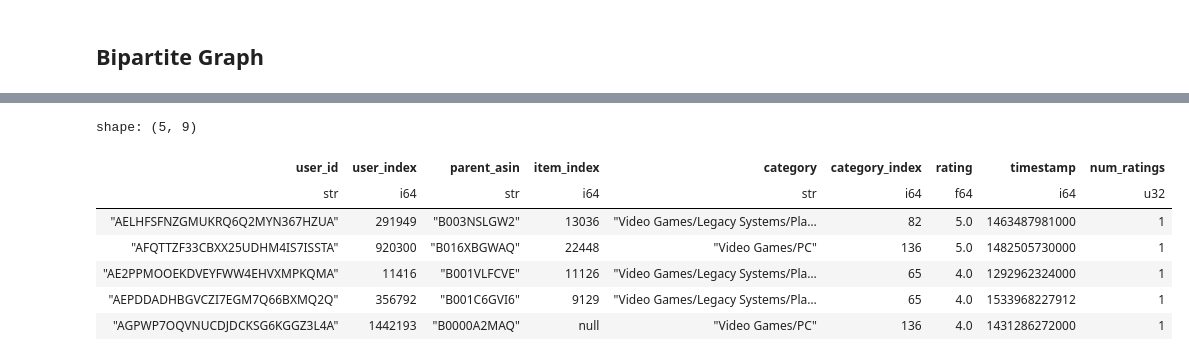
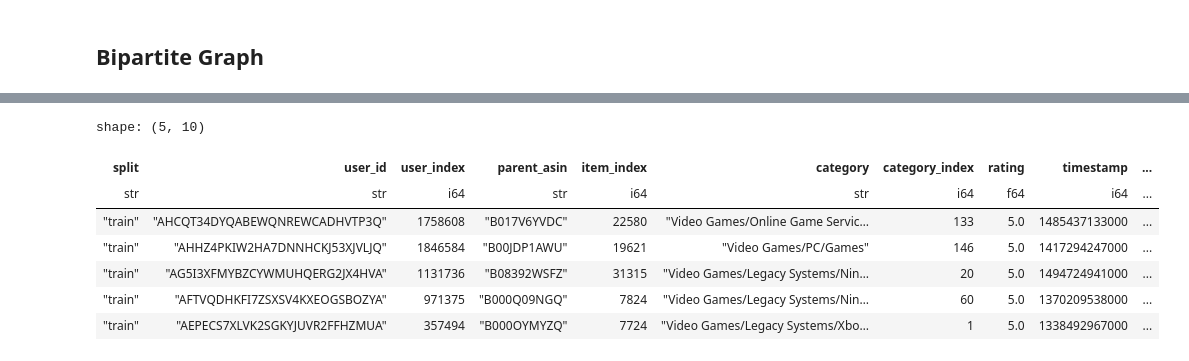
Before and after one commit to haru-256/ml-sandbox, a Jupyter notebook: libs/ml_sandbox_libs/samples/amazon_reviews_2023.ipynb, the cells around one changed output, grey strips where cells are left out. Saved outputs shown, nothing was run; the diff lists cells and outputs as text; code cells hidden in the pictures.

```diff
--- a/libs/ml_sandbox_libs/samples/amazon_reviews_2023.ipynb
+++ b/libs/ml_sandbox_libs/samples/amazon_reviews_2023.ipynb
@@ -130,11 +144,11 @@ batch.user_index, batch.pos_item_index, batch.neg_item_indexes, batch.item_histo
 # %%
-train_df.head(5)
+all_df.head(5)
 # %% [output]
-shape: (5, 9)
+shape: (5, 10)
-| user_id | user_index | parent_asin | item_index | category | category_index | rating | timestamp | num_ratings |
-| str | i64 | str | i64 | str | i64 | f64 | i64 | u32 |
-| "AELHFSFNZGMUKRQ6Q2MYN367HZUA" | 291949 | "B003NSLGW2" | 13036 | "Video Games/Legacy Systems/Pla… | 82 | 5.0 | 1463487981000 | 1 |
-| "AFQTTZF33CBXX25UDHM4IS7ISSTA" | 920300 | "B016XBGWAQ" | 22448 | "Video Games/PC" | 136 | 5.0 | 1482505730000 | 1 |
-| "AE2PPMOOEKDVEYFWW4EHVXMPKQMA" | 11416 | "B001VLFCVE" | 11126 | "Video Games/Legacy Systems/Pla… | 65 | 4.0 | 1292962324000 | 1 |
-| "AEPDDADHBGVCZI7EGM7Q66BXMQ2Q" | 356792 | "B001C6GVI6" | 9129 | "Video Games/Legacy Systems/Pla… | 65 | 4.0 | 1533968227912 | 1 |
-| "AGPWP7OQVNUCDJDCKSG6KGGZ3L4A" | 1442193 | "B0000A2MAQ" | null | "Video Games/PC" | 136 | 4.0 | 1431286272000 | 1 |
+| split | user_id | user_index | parent_asin | item_index | category | category_index | rating | timestamp | ... |
+| str | str | i64 | str | i64 | str | i64 | f64 | i64 | ... |
+| "train" | "AHCQT34DYQABEWQNREWCADHVTP3Q" | 1758608 | "B017V6YVDC" | 22580 | "Video Games/Online Game Servic… | 133 | 5.0 | 1485437133000 | ... |
+| "train" | "AHHZ4PKIW2HA7DNNHCKJ53XJVLJQ" | 1846584 | "B00JDP1AWU" | 19621 | "Video Games/PC/Games" | 146 | 5.0 | 1417294247000 | ... |
+| "train" | "AG5I3XFMYBZCYWMUHQERG2JX4HVA" | 1131736 | "B08392WSFZ" | 31315 | "Video Games/Legacy Systems/Nin… | 20 | 5.0 | 1494724941000 | ... |
+| "train" | "AFTVQDHKFI7ZSXSV4KXEOGSBOZYA" | 971375 | "B000Q09NGQ" | 7824 | "Video Games/Legacy Systems/Nin… | 60 | 5.0 | 1370209538000 | ... |
+| "train" | "AEPECS7XLVK2SGKYJUVR2FFHZMUA" | 357494 | "B000OYMYZQ" | 7724 | "Video Games/Legacy Systems/Xbo… | 1 | 5.0 | 1338492967000 | ... |
```
Also changed, not shown: parts of 21 cells of this notebook, 5 other files.
